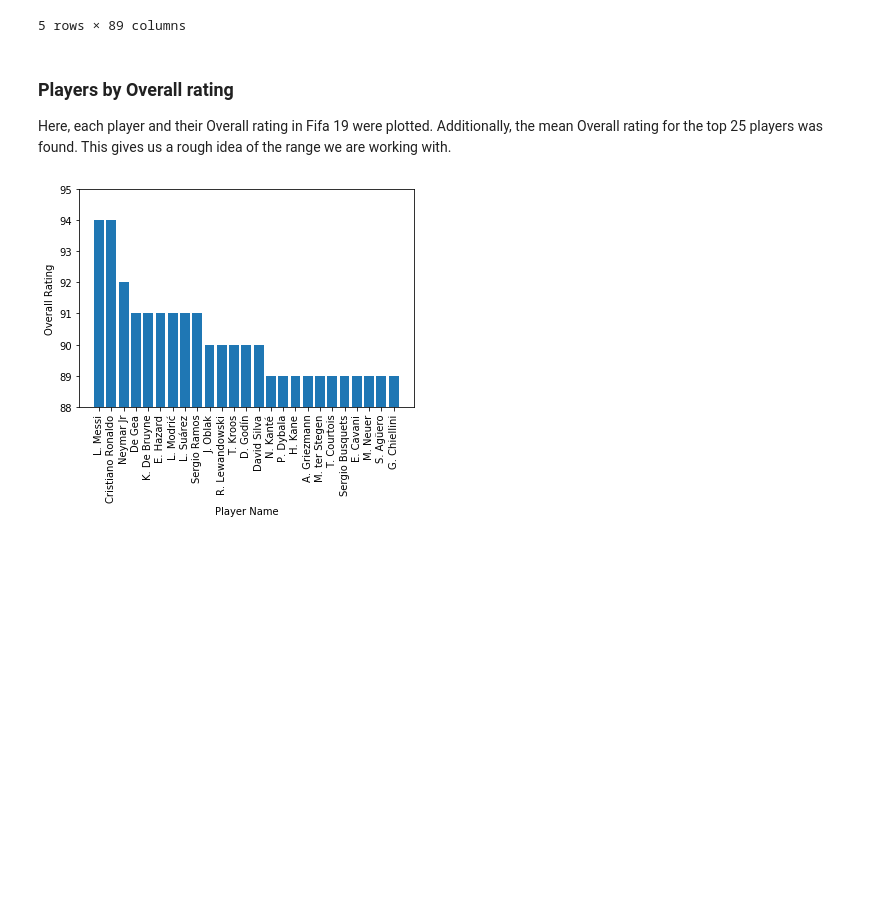
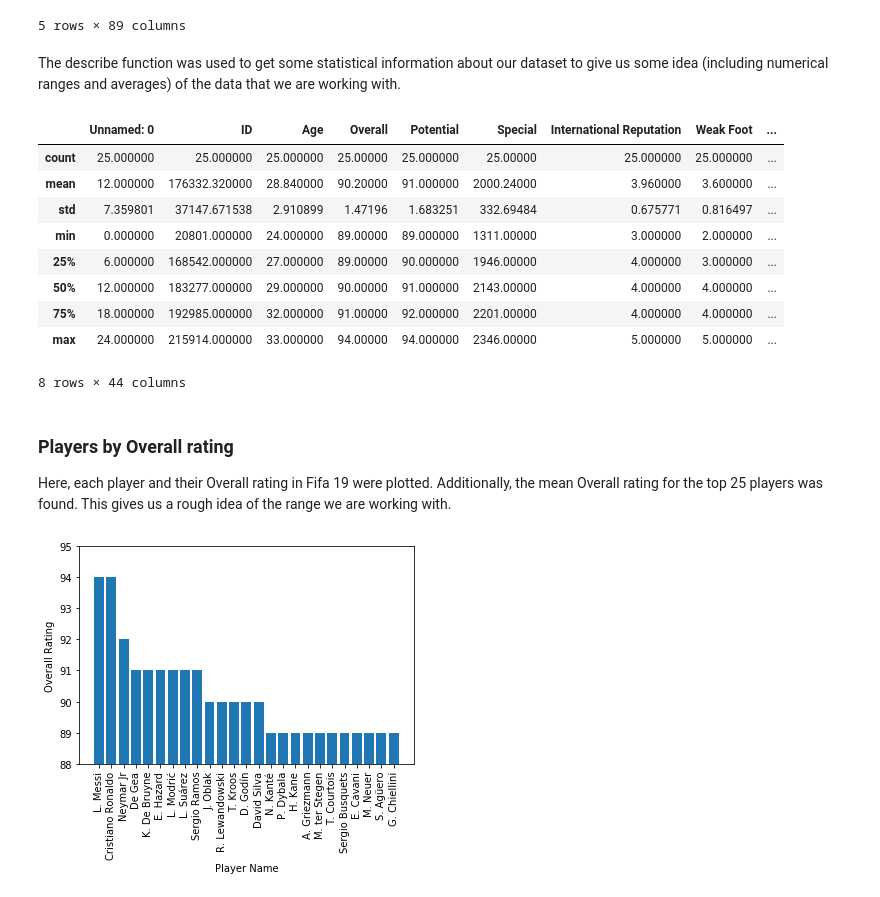
Before and after one commit to AkbarMoledina/fifa19, a Jupyter notebook: top_25.ipynb, the cells around one changed output. Cells and saved outputs as stored; diff of their text form; code cells hidden in the pictures; blank space fills up the shorter version.

```diff
--- a/top_25.ipynb
+++ b/top_25.ipynb
@@ -20,6 +20,21 @@ top25_data.head(5)
 | 3 | 3 | 193080 | De Gea | 27 | https://cdn.sofifa.org/players/4/... | Spain | https://cdn.sofifa.org/flags/45.png | 91 | 93 | Manchester United | ... |
 | 4 | 4 | 192985 | K. De Bruyne | 27 | https://cdn.sofifa.org/players/4/... | Belgium | https://cdn.sofifa.org/flags/7.png | 91 | 92 | Manchester City | ... |
 5 rows × 89 columns
+# %% [markdown]
+The describe function was used to get some statistical information about our dataset to give us some idea (including numerical ranges and averages) of the data that we are working with.
+# %%
+top25_data.describe()
+# %% [output]
+|  | Unnamed: 0 | ID | Age | Overall | Potential | Special | International Reputation | Weak Foot | ... |
+| count | 25.000000 | 25.000000 | 25.000000 | 25.00000 | 25.000000 | 25.00000 | 25.000000 | 25.000000 | ... |
+| mean | 12.000000 | 176332.320000 | 28.840000 | 90.20000 | 91.000000 | 2000.24000 | 3.960000 | 3.600000 | ... |
+| std | 7.359801 | 37147.671538 | 2.910899 | 1.47196 | 1.683251 | 332.69484 | 0.675771 | 0.816497 | ... |
+| min | 0.000000 | 20801.000000 | 24.000000 | 89.00000 | 89.000000 | 1311.00000 | 3.000000 | 2.000000 | ... |
+| 25% | 6.000000 | 168542.000000 | 27.000000 | 89.00000 | 90.000000 | 1946.00000 | 4.000000 | 3.000000 | ... |
+| 50% | 12.000000 | 183277.000000 | 29.000000 | 90.00000 | 91.000000 | 2143.00000 | 4.000000 | 4.000000 | ... |
+| 75% | 18.000000 | 192985.000000 | 32.000000 | 91.00000 | 92.000000 | 2201.00000 | 4.000000 | 4.000000 | ... |
+| max | 24.000000 | 215914.000000 | 33.000000 | 94.00000 | 94.000000 | 2346.00000 | 5.000000 | 5.000000 | ... |
+8 rows × 44 columns
 # %% [markdown]
 ### Players by Overall rating
 
```
Also changed, not shown: parts of 8 cells of this notebook, 1 other file.
